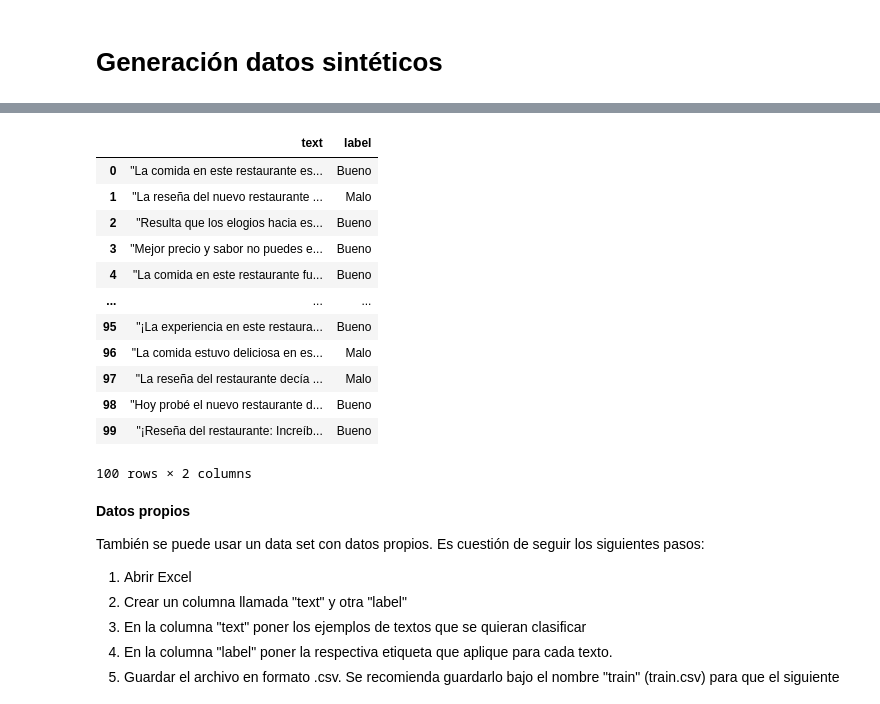
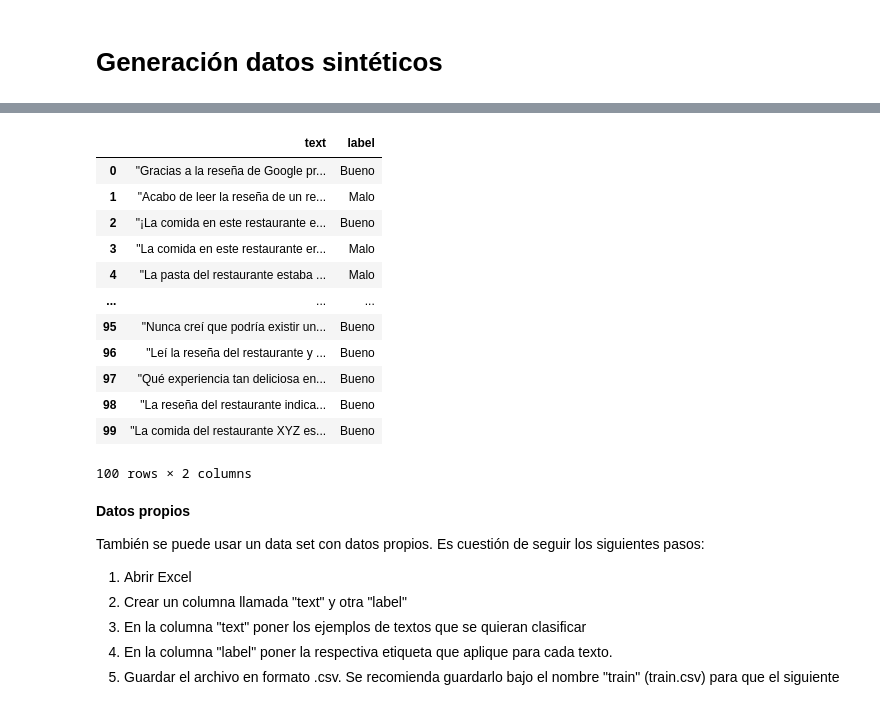
Before and after one commit to CamiloVga/Curso-Inteligencia-Artificial, a Jupyter notebook: Clase_FineTuning_Classifier_PasoAPaso.ipynb, the cells around one changed output, grey strips where cells are left out. Drawn from its saved outputs; the diff is of its cells as text; code cells hidden in the pictures.

```diff
--- a/Clase_FineTuning_Classifier_PasoAPaso.ipynb
+++ b/Clase_FineTuning_Classifier_PasoAPaso.ipynb
@@ -16,7 +16,7 @@ import pandas as pd
 
 # Paso 2: Configurar la clave de API de OpenAI
 # Reemplaza 'SU_CLAVE_DE_API' con tu clave de API de OpenAI
-openai.api_key = 'API KEY'
+openai.api_key = 'sk-proj-fdVnlkK55v5Y5USYFPhTT3BlbkFJjenPathcvYnlVdLFJALg'
 
 # Paso 3: Definir variables para la generación de texto
 num_ejemplos = 100  # Número de ejemplos de texto a generar
@@ -83,15 +86,15 @@ Requirement already satisfied: async-timeout<5.0,>=4.0 in /usr/local/lib/python3
 |  | text | label |
-| 0 | "La comida en este restaurante es... | Bueno |
-| 1 | "La reseña del nuevo restaurante ... | Malo |
-| 2 | "Resulta que los elogios hacia es... | Bueno |
-| 3 | "Mejor precio y sabor no puedes e... | Bueno |
-| 4 | "La comida en este restaurante fu... | Bueno |
+| 0 | "Gracias a la reseña de Google pr... | Bueno |
+| 1 | "Acabo de leer la reseña de un re... | Malo |
+| 2 | "¡La comida en este restaurante e... | Bueno |
+| 3 | "La comida en este restaurante er... | Malo |
+| 4 | "La pasta del restaurante estaba ... | Malo |
 | ... | ... | ... |
-| 95 | "¡La experiencia en este restaura... | Bueno |
-| 96 | "La comida estuvo deliciosa en es... | Malo |
-| 97 | "La reseña del restaurante decía ... | Malo |
-| 98 | "Hoy probé el nuevo restaurante d... | Bueno |
-| 99 | "¡Reseña del restaurante: Increíb... | Bueno |
+| 95 | "Nunca creí que podría existir un... | Bueno |
+| 96 | "Leí la reseña del restaurante y ... | Bueno |
+| 97 | "Qué experiencia tan deliciosa en... | Bueno |
+| 98 | "La reseña del restaurante indica... | Bueno |
+| 99 | "La comida del restaurante XYZ es... | Bueno |
 100 rows × 2 columns
 # %% [markdown]
 **Datos propios**
```
Also changed, not shown: parts of 5 cells of this notebook.
